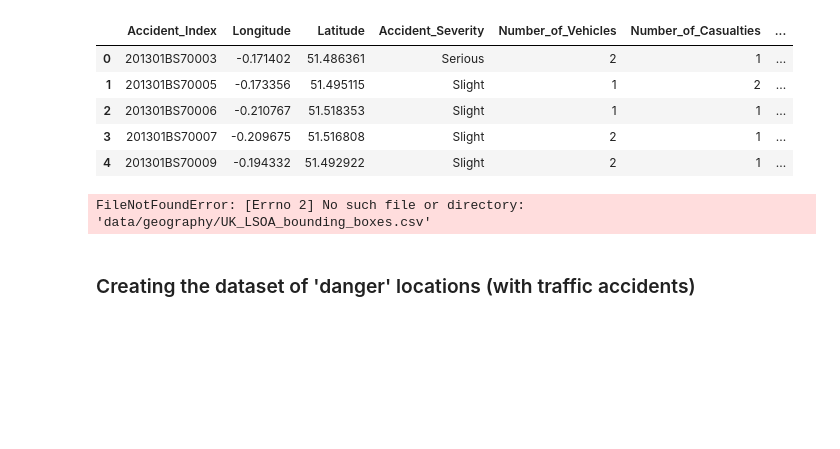
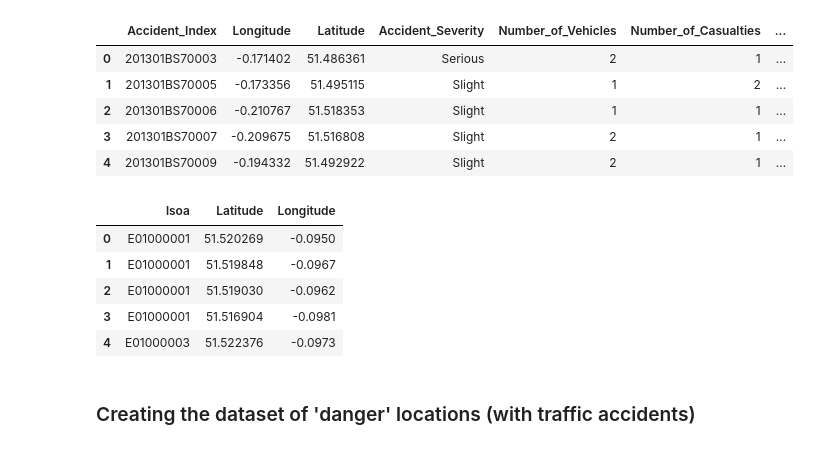
Before and after one commit to rsouza/NeuralNetworks_Course, a Jupyter notebook: Notebooks/TensorFlow/CNN/TF_CNN-III.ipynb, the cells around one changed output. Cells and saved outputs as stored; diff of their text form; code cells hidden in the pictures; blank space fills up the shorter version.

Commit message:
new notebook and data

```diff
--- a/Notebooks/TensorFlow/CNN/TF_CNN-III.ipynb
+++ b/Notebooks/TensorFlow/CNN/TF_CNN-III.ipynb
@@ -48,10 +48,15 @@ accidents.head()
 | 4 | 201301BS70009 | -0.194332 | 51.492922 | Slight | 2 | 1 | ... |
 # %%
 # This additional dataframe contains the latitude and longitude centre points for each LSOA
-lsoa_latlong = pd.read_csv('data/geography/UK_LSOA_bounding_boxes.csv', usecols=['lsoa', 'Latitude', 'Longitude'])
+lsoa_latlong = pd.read_csv('../../../data/UK_LSOA_bounding_boxes.csv', usecols=['lsoa', 'Latitude', 'Longitude'])
 lsoa_latlong.head()
 # %% [output]
-FileNotFoundError: [Errno 2] No such file or directory: 'data/geography/UK_LSOA_bounding_boxes.csv'
+|  | lsoa | Latitude | Longitude |
+| 0 | E01000001 | 51.520269 | -0.0950 |
+| 1 | E01000001 | 51.519848 | -0.0967 |
+| 2 | E01000001 | 51.519030 | -0.0962 |
+| 3 | E01000001 | 51.516904 | -0.0981 |
+| 4 | E01000003 | 51.522376 | -0.0973 |
 # %%
 population = pd.read_csv('data/population/Population_density.csv')
 population.head()
```
Also changed, not shown: parts of 2 cells of this notebook, 4 other files.
